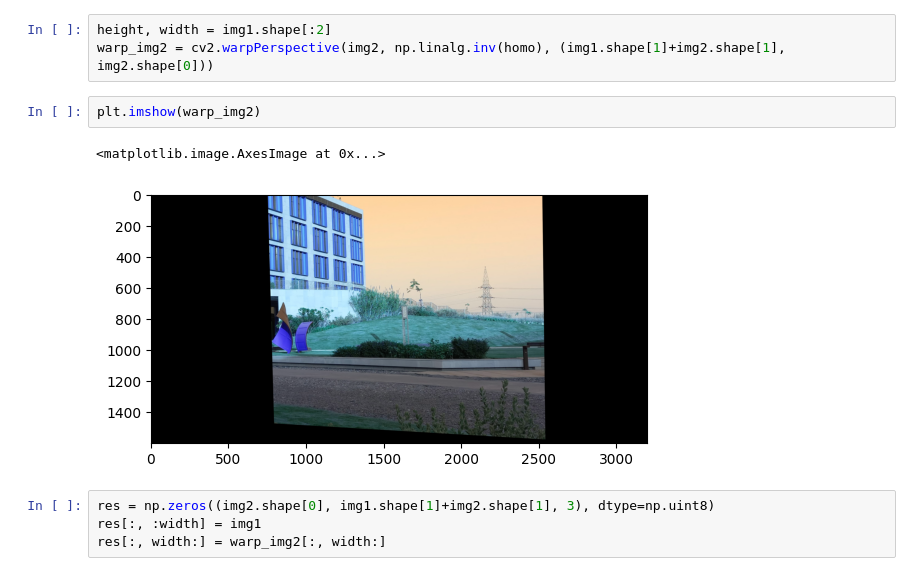
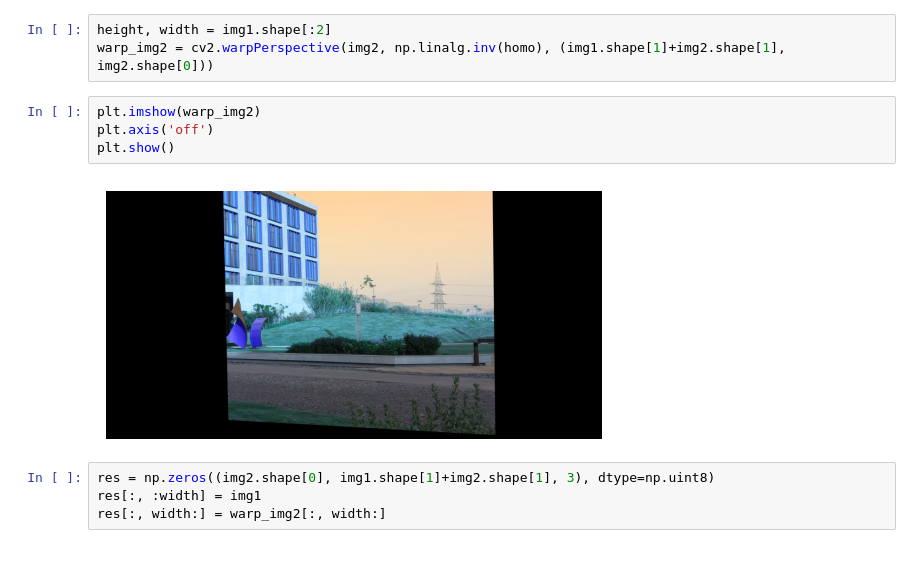
Before and after one commit to AndySama79/Neural-Network-Scratch, a Jupyter notebook: computer-vision/final/Q8.ipynb, the cells around one changed output. Cells and saved outputs as stored; diff of their text form.

```diff
--- a/computer-vision/final/Q8.ipynb
+++ b/computer-vision/final/Q8.ipynb
@@ -55,9 +56,10 @@ height, width = img1.shape[:2]
 warp_img2 = cv2.warpPerspective(img2, np.linalg.inv(homo), (img1.shape[1]+img2.shape[1], img2.shape[0]))
 # %%
 plt.imshow(warp_img2)
+plt.axis('off')
+plt.show()
 # %% [output]
-<matplotlib.image.AxesImage at 0x...>
-[figure, old version]
+[figure, new version]
 # %%
 res = np.zeros((img2.shape[0], img1.shape[1]+img2.shape[1], 3), dtype=np.uint8)
 res[:, :width] = img1
```
Also changed, not shown: parts of 2 cells of this notebook, 5 other files.
